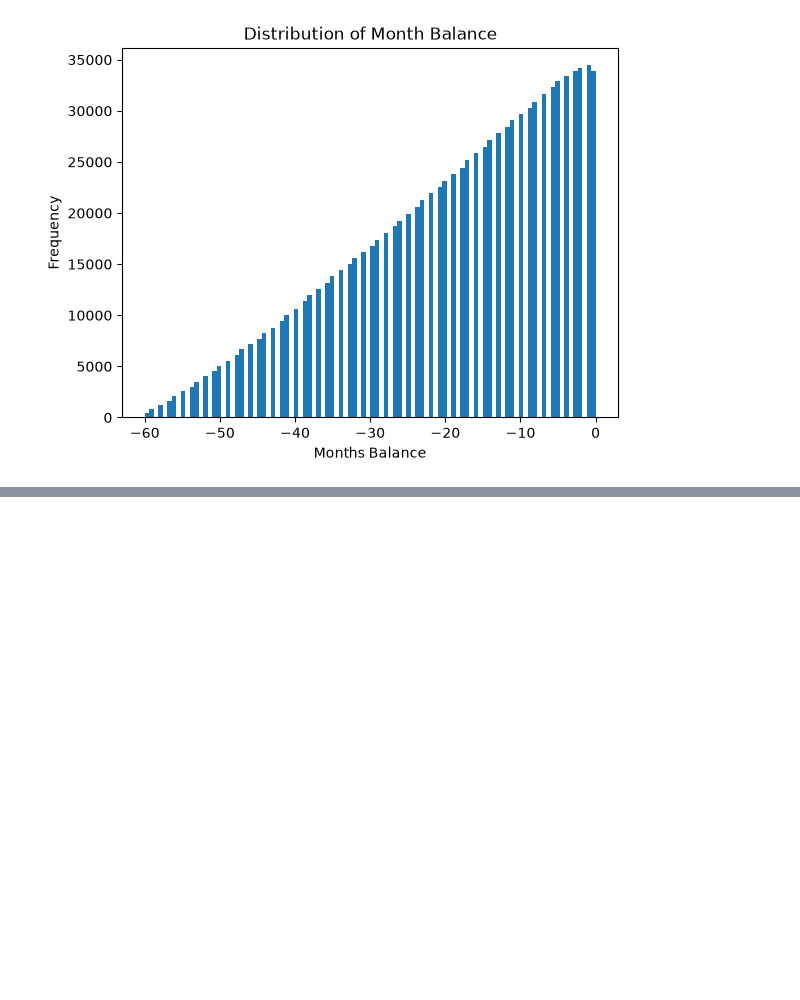
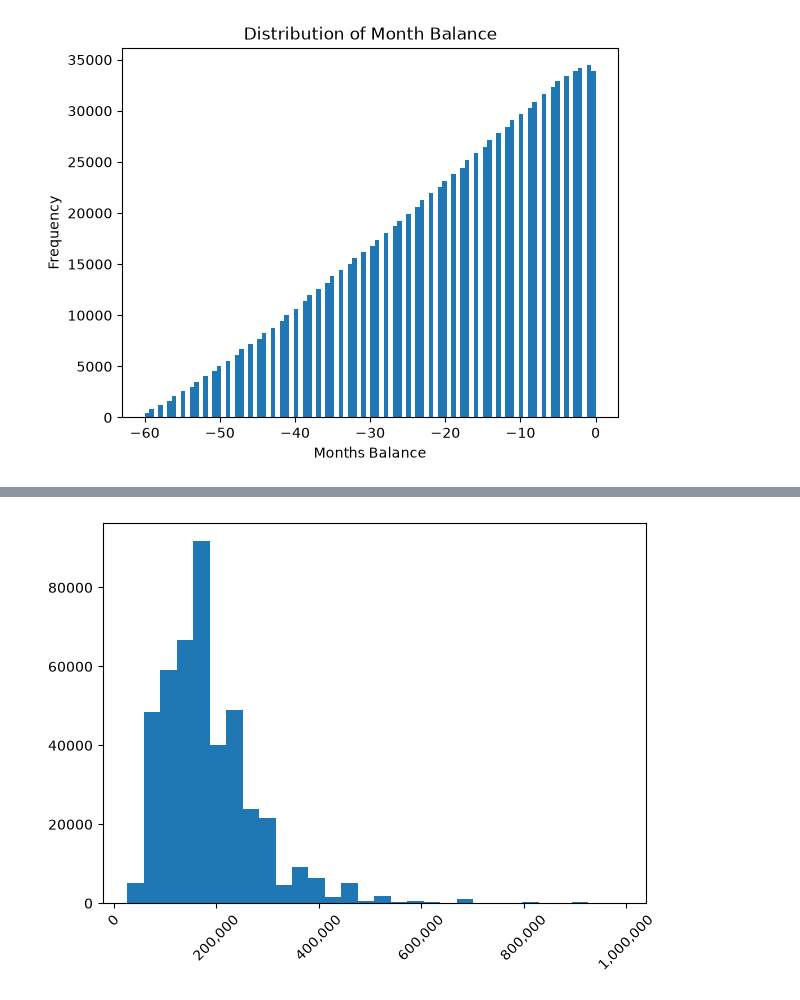
Before and after one commit to DGT-INT/credit_card_approvals_study, a Jupyter notebook: exploratory_data_analysis.ipynb, the cells around one changed output, grey strips where cells are left out. Saved outputs shown, nothing was run; the diff lists cells and outputs as text; code cells hidden in the pictures; blank space fills up the shorter version.

```diff
--- a/exploratory_data_analysis.ipynb
+++ b/exploratory_data_analysis.ipynb
@@ -86,0 +139,17 @@ plt.show()
+# %%
+from matplotlib.ticker import StrMethodFormatter
+
+non_millionaires = application_data[application_data["AMT_INCOME_TOTAL"] < 1_000_000]
+
+plt.Figure(figsize=(10, 6))
+plt.hist(non_millionaires["AMT_INCOME_TOTAL"],
+         bins=30,
+)
+
+plt.gca().xaxis.set_major_formatter(StrMethodFormatter("{x:,.0f}"))
+
+plt.xticks(rotation=45)
+plt.tight_layout()
+plt.show()
+# %% [output]
+[figure, added]
```
Also changed, not shown: parts of 7 cells of this notebook, 7 other files.
